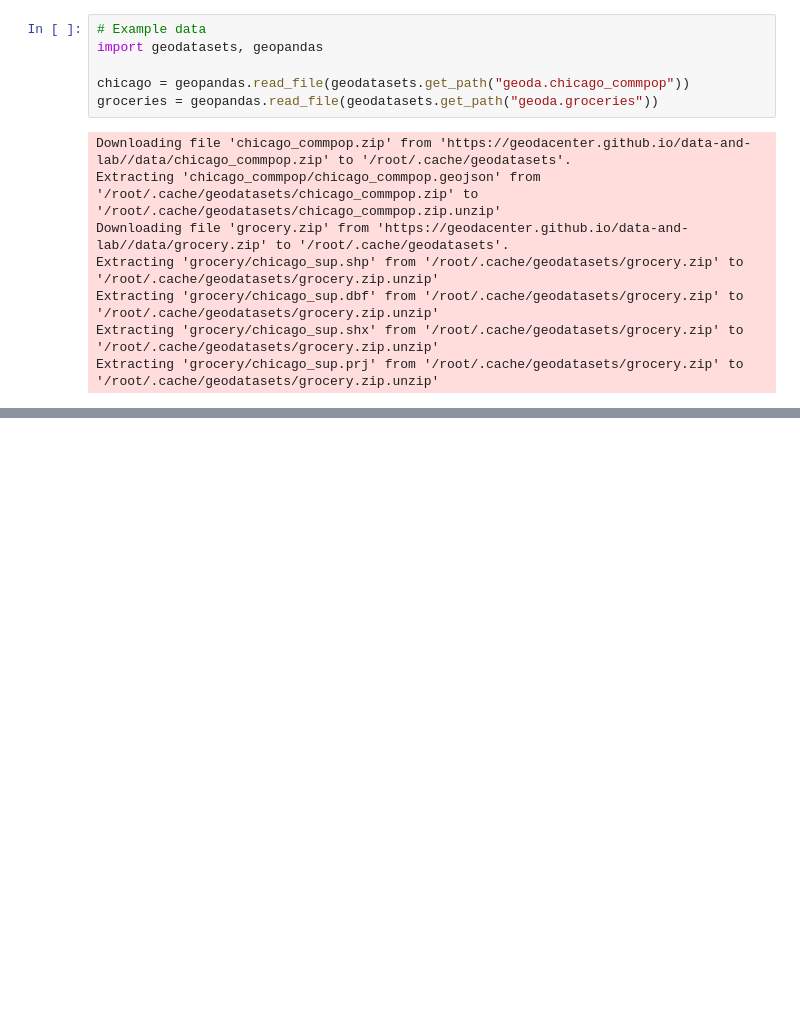
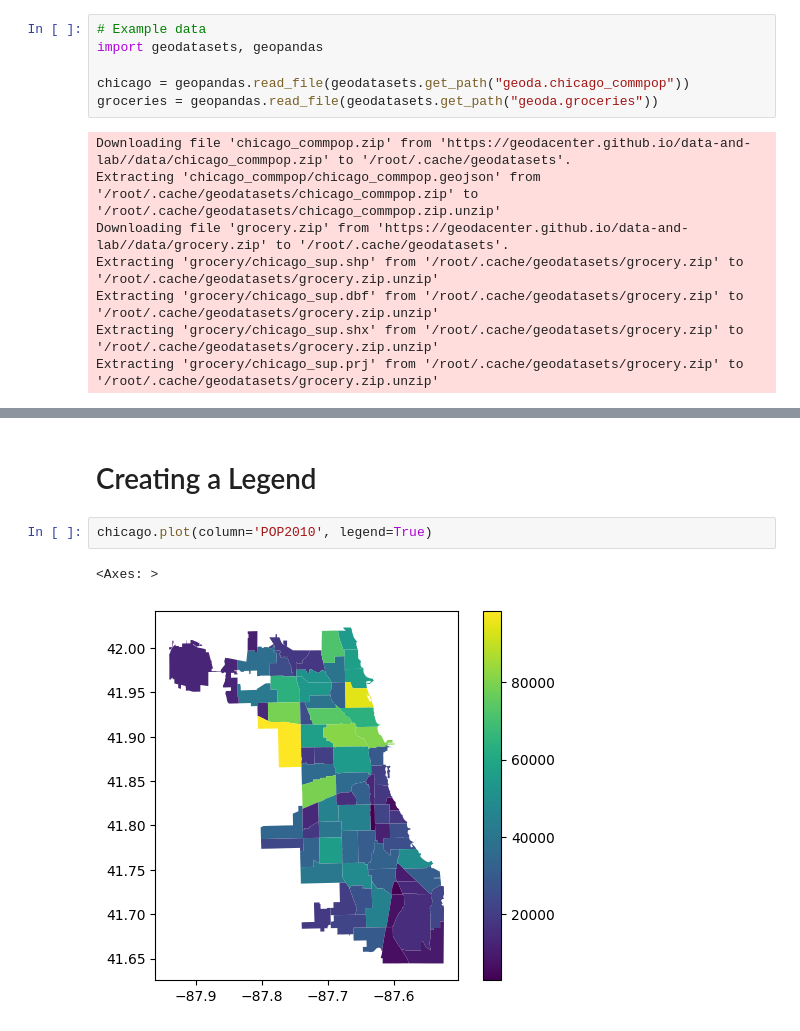
Before and after one commit to BimalGhimire38/Extra_Python_Stuffs, a Jupyter notebook: Creating_Maps_with_Geopandas.ipynb, the cells around one changed output, grey strips where cells are left out. Drawn from its saved outputs; the diff is of its cells as text; blank space fills up the shorter version.

```diff
--- a/Creating_Maps_with_Geopandas.ipynb
+++ b/Creating_Maps_with_Geopandas.ipynb
@@ -43,0 +58,7 @@ chicago.head()
+# %% [markdown]
+# Creating a Legend
+# %%
+chicago.plot(column='POP2010', legend=True)
+# %% [output]
+<Axes: >
+[figure, added]
```
Also changed, not shown: parts of 3 cells of this notebook.
